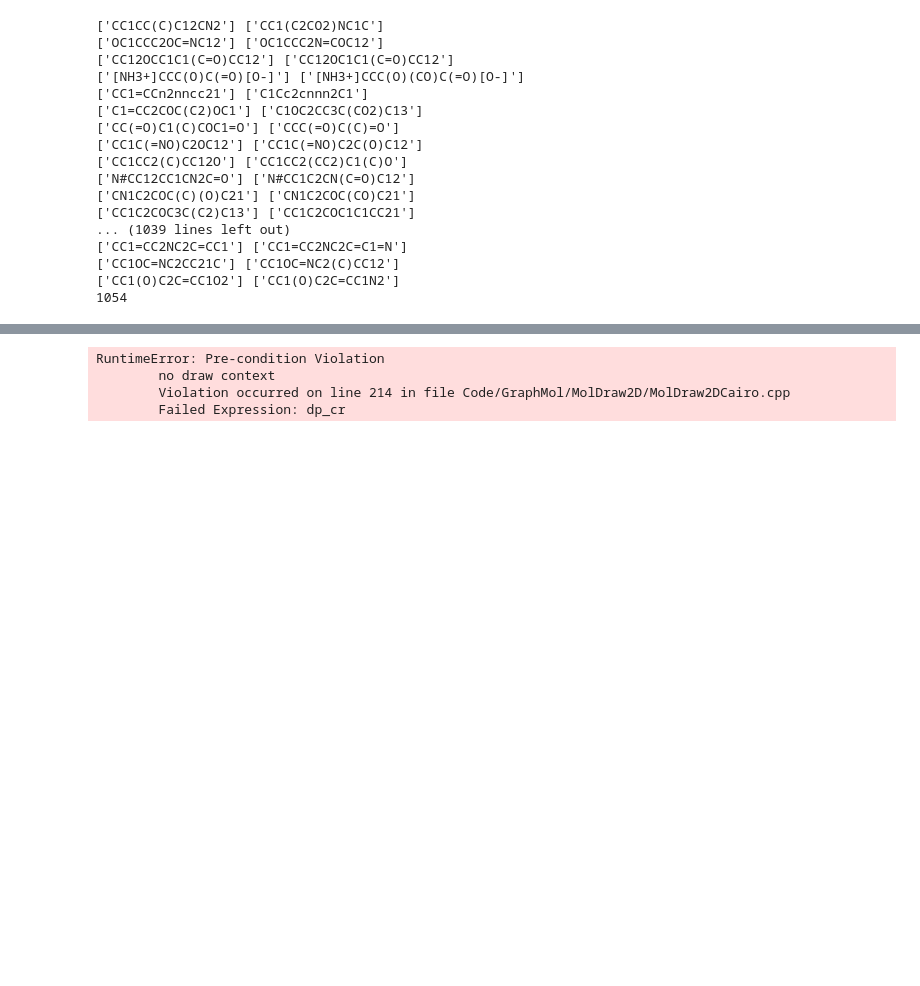
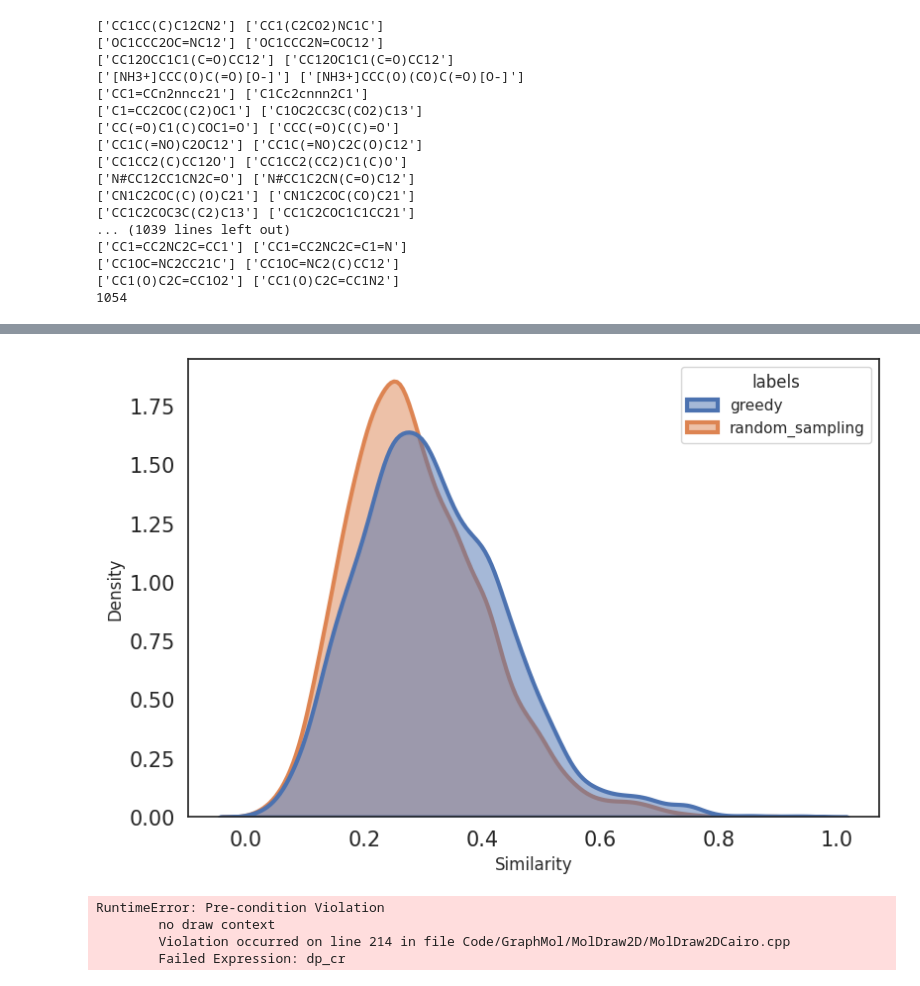
Before and after one commit to kganeshchandan/CLIP_FULL, a Jupyter notebook: visualizations_3.ipynb, the cells around one changed output, grey strips where cells are left out. Drawn from its saved outputs; the diff is of its cells as text; code cells hidden in the pictures; blank space fills up the shorter version.

```diff
--- a/visualizations_3.ipynb
+++ b/visualizations_3.ipynb
@@ -339,3 +341,16 @@ plt.savefig('tanimotosim.png', dpi=300)
+# %%
+df = pd.DataFrame()
+df['Similarity'] = sims
+df['labels'] = sims_labels
+%matplotlib inline
+sns.set(rc={'figure.figsize':(9,6)})
+sns.set_style("white")
+sns.kdeplot(df, x='Similarity', hue='labels', fill=True, alpha=0.5, linewidth=3, common_norm=True)
+plt.yticks(fontsize=15)
+plt.xticks(fontsize=15)
+plt.savefig('tanimotosim.png', dpi=300)
+# %% [output]
+[figure, added]
 # %%
 from rdkit import Chem
 from rdkit.Chem import RDConfig
```
Also changed, not shown: parts of 2 cells of this notebook, 7 other files.
